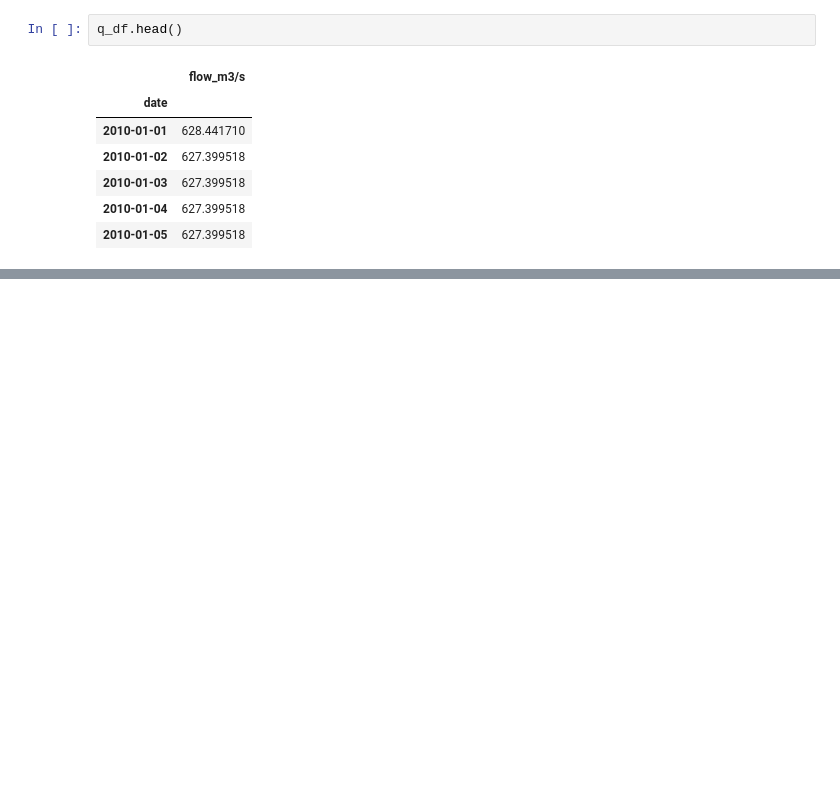
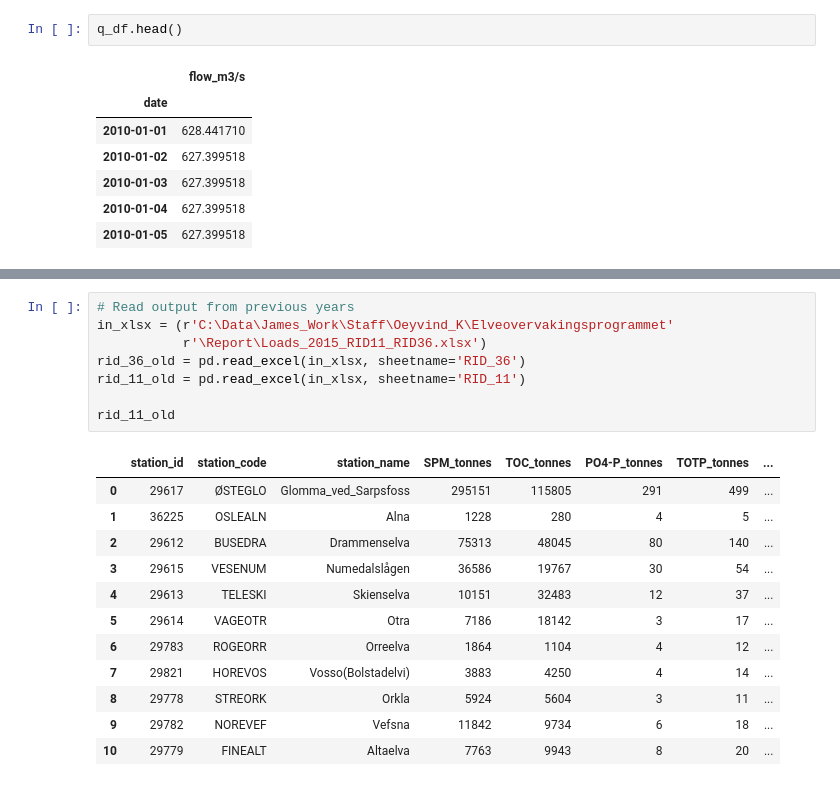
Before and after one commit to JamesSample/rid, a Jupyter notebook: rid_data_exploration.ipynb, the cells around one changed output, grey strips where cells are left out. Cells and saved outputs as stored; diff of their text form; blank space fills up the shorter version.

```diff
--- a/rid_data_exploration.ipynb
+++ b/rid_data_exploration.ipynb
@@ -171,0 +214,21 @@ q_df.head()
+# %%
+# Read output from previous years
+in_xlsx = (r'C:\Data\James_Work\Staff\Oeyvind_K\Elveovervakingsprogrammet'
+           r'\Report\Loads_2015_RID11_RID36.xlsx')
+rid_36_old = pd.read_excel(in_xlsx, sheetname='RID_36')
+rid_11_old = pd.read_excel(in_xlsx, sheetname='RID_11')
+
+rid_11_old
+# %% [output]
+|  | station_id | station_code | station_name | SPM_tonnes | TOC_tonnes | PO4-P_tonnes | TOTP_tonnes | ... |
+| 0 | 29617 | ØSTEGLO | Glomma_ved_Sarpsfoss | 295151 | 115805 | 291 | 499 | ... |
+| 1 | 36225 | OSLEALN | Alna | 1228 | 280 | 4 | 5 | ... |
+| 2 | 29612 | BUSEDRA | Drammenselva | 75313 | 48045 | 80 | 140 | ... |
+| 3 | 29615 | VESENUM | Numedalslågen | 36586 | 19767 | 30 | 54 | ... |
+| 4 | 29613 | TELESKI | Skienselva | 10151 | 32483 | 12 | 37 | ... |
+| 5 | 29614 | VAGEOTR | Otra | 7186 | 18142 | 3 | 17 | ... |
+| 6 | 29783 | ROGEORR | Orreelva | 1864 | 1104 | 4 | 12 | ... |
+| 7 | 29821 | HOREVOS | Vosso(Bolstadelvi) | 3883 | 4250 | 4 | 14 | ... |
+| 8 | 29778 | STREORK | Orkla | 5924 | 5604 | 3 | 11 | ... |
+| 9 | 29782 | NOREVEF | Vefsna | 11842 | 9734 | 6 | 18 | ... |
+| 10 | 29779 | FINEALT | Altaelva | 7763 | 9943 | 8 | 20 | ... |
```
Also changed, not shown: parts of 14 cells of this notebook, 1 other file.
